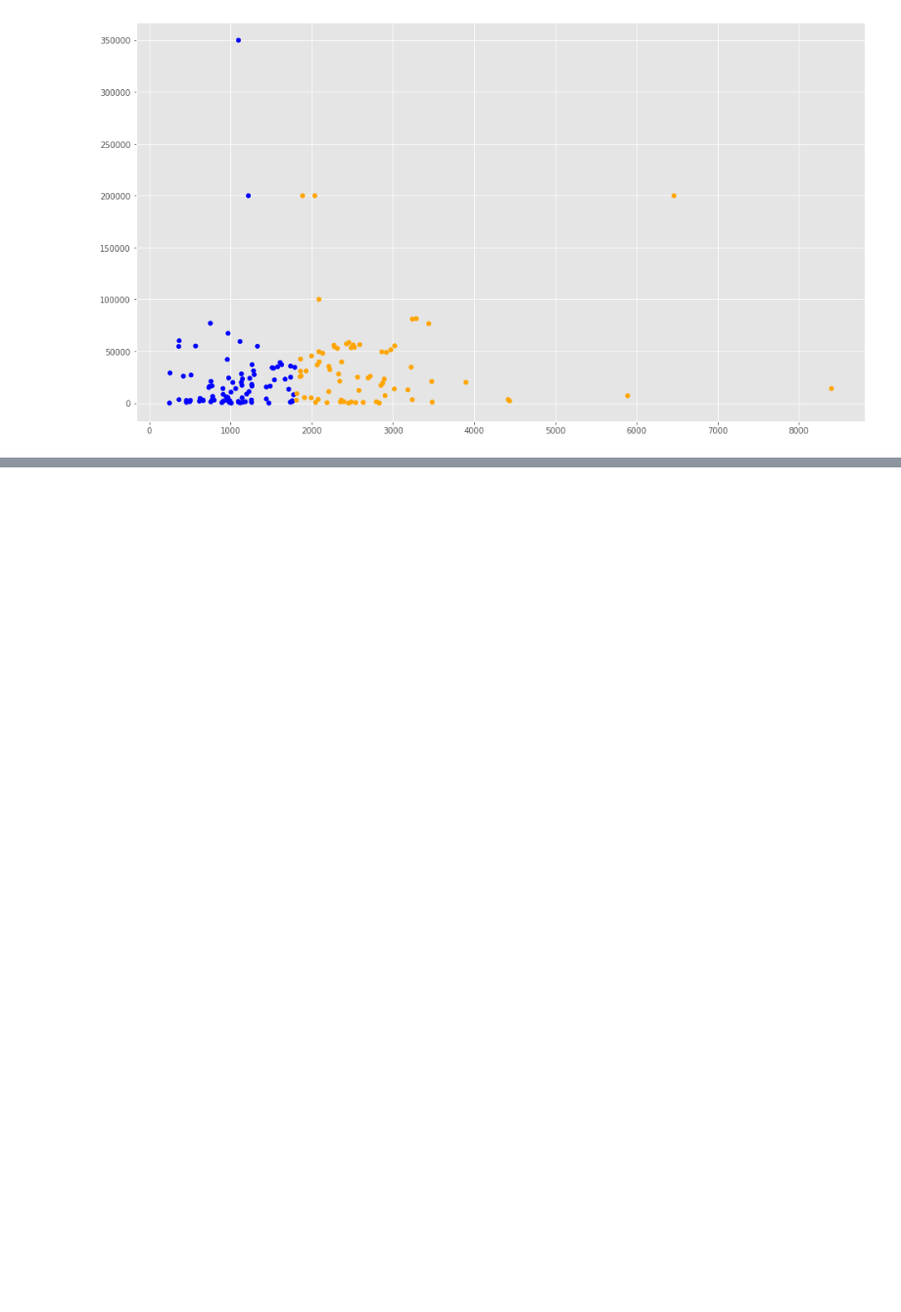
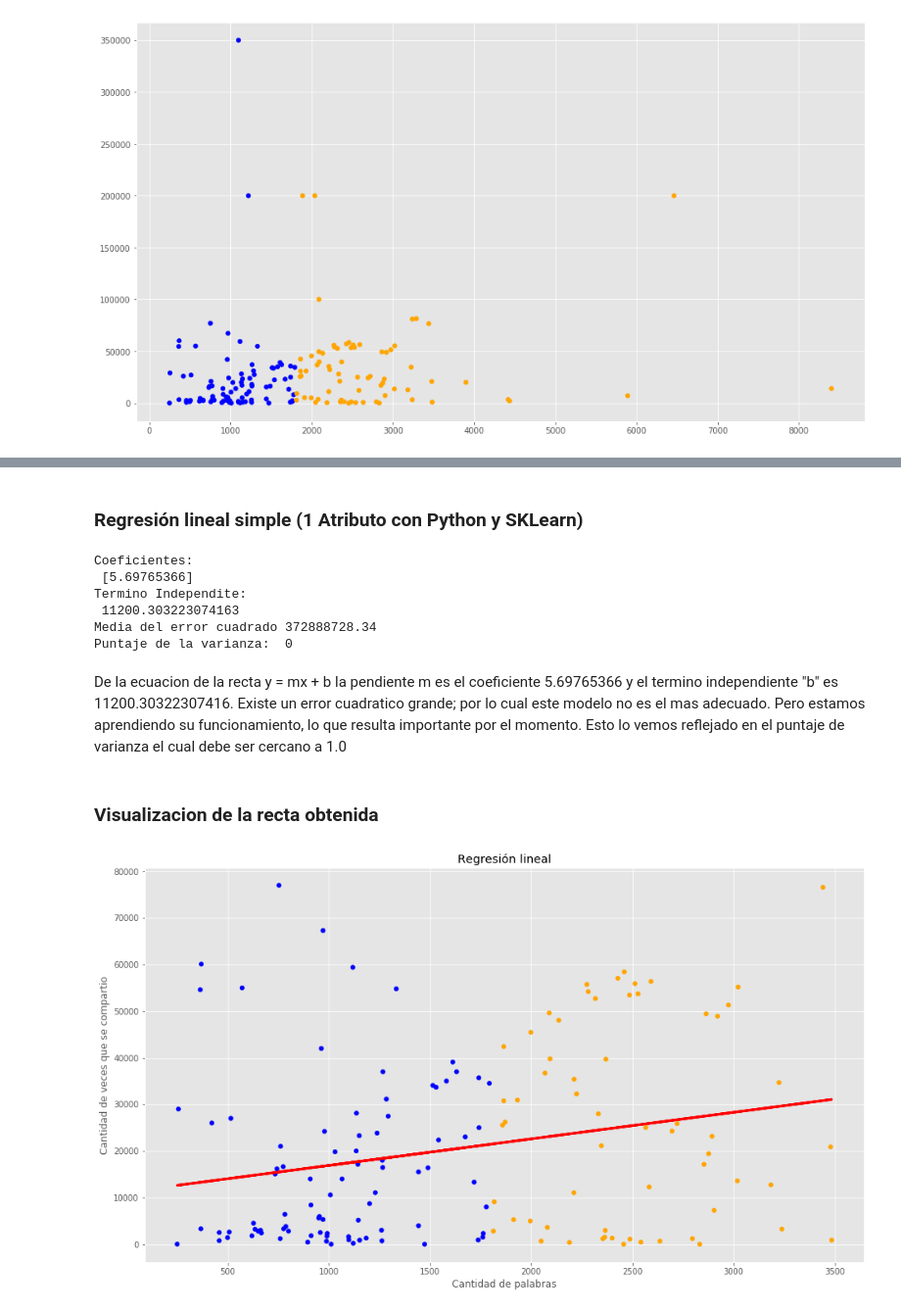
Before and after one commit to Ivan19Trujillo/IA-CLASE-L5, a Jupyter notebook: ArticuloR.ipynb, the cells around one changed output, grey strips where cells are left out. Shown at 98% size. Cells and saved outputs as stored; diff of their text form; code cells hidden in the pictures; blank space fills up the shorter version.

```diff
--- a/ArticuloR.ipynb
+++ b/ArticuloR.ipynb
@@ -95,0 +130,46 @@ plt.show()
+# %% [markdown]
+### Regresión lineal simple (1 Atributo con Python y SKLearn)
+# %%
+#Asignamos el atributo de entrada X para entrenamiento y la etiqueta Y.
+dataX = filtered_data[["Word count"]]
+x_train = np.array(dataX)
+y_train = filtered_data['# Shares'].values
+# %%
+# Se genera el objeto de regresion linela
+regr = linear_model.LinearRegression()
+
+#Se entrena el modelo
+regr.fit(x_train, y_train)
+
+#Se realiza las predicciones
+y_pred = regr.predict(x_train)
+
+#Se revisan los coeficientes obtenidos. En este caso la tangente
+print('Coeficientes: \n', regr.coef_)
+#Este es el valor de donde corta Eje Y (X=0)
+print('Termino Independite: \n', regr.intercept_)
+#Error cuadrado medio
+print('Media del error cuadrado %.2f' % mean_squared_error(y_train, y_pred))
+#Puntaje de varianza. El mejor puntaje es un 1.0
+print('Puntaje de la varianza: %2.f' % r2_score(y_train, y_pred))
+# %% [output]
+Coeficientes:
+ [5.69765366]
+Termino Independite:
+ 11200.303223074163
+Media del error cuadrado 372888728.34
+Puntaje de la varianza:  0
+# %% [markdown]
+De la ecuacion de la recta y = mx + b la pendiente m es el coeficiente 5.69765366 y el termino independiente "b" es 11200.30322307416. Existe un error cuadratico grande; por lo cual este modelo no es el mas adecuado. Pero estamos aprendiendo su funcionamiento, lo que resulta importante por el momento. Esto lo vemos reflejado en el puntaje de varianza el cual debe ser cercano a 1.0
+# %% [markdown]
+### Visualizacion de la recta obtenida
+# %%
+plt.scatter(x_train[:,0], y_train, c=asignar, s=tamaños[0])
+plt.plot(x_train[:,0], y_pred, color='red', linewidth=3)
+
+plt.xlabel('Cantidad de palabras')
+plt.ylabel('Cantidad de veces que se compartio')
+plt.title('Regresión lineal')
+plt.show()
+# %% [output]
+[figure, added]
```
Also changed, not shown: parts of 5 cells of this notebook.
